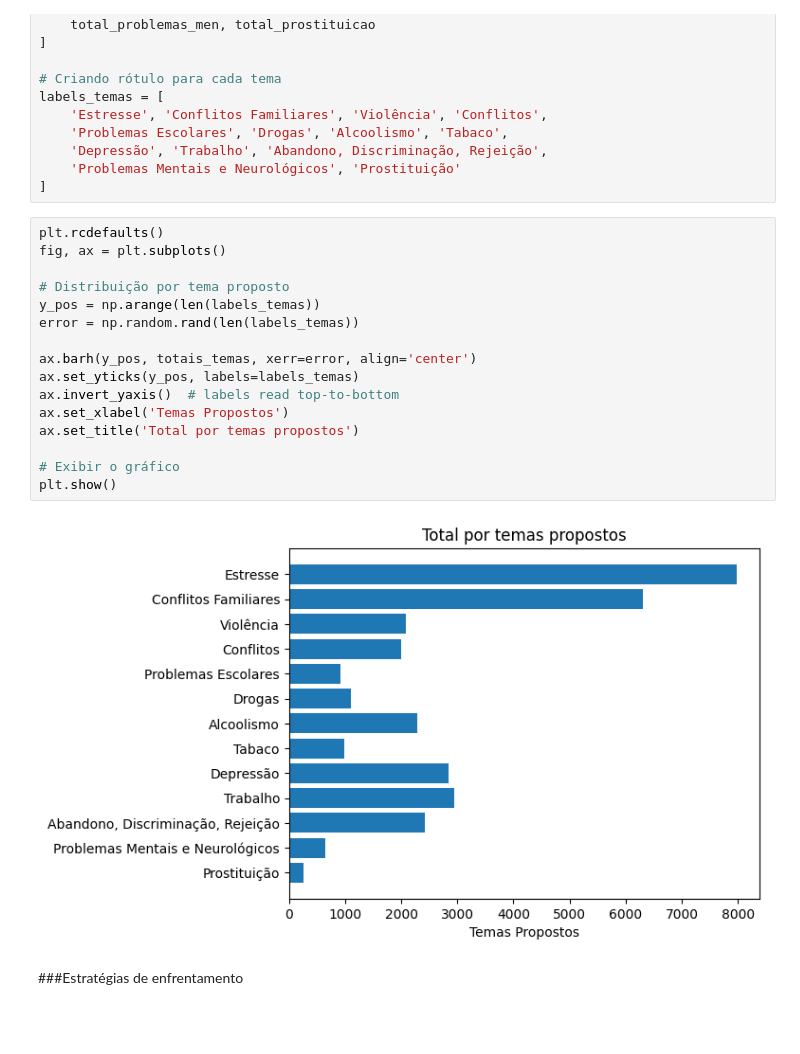
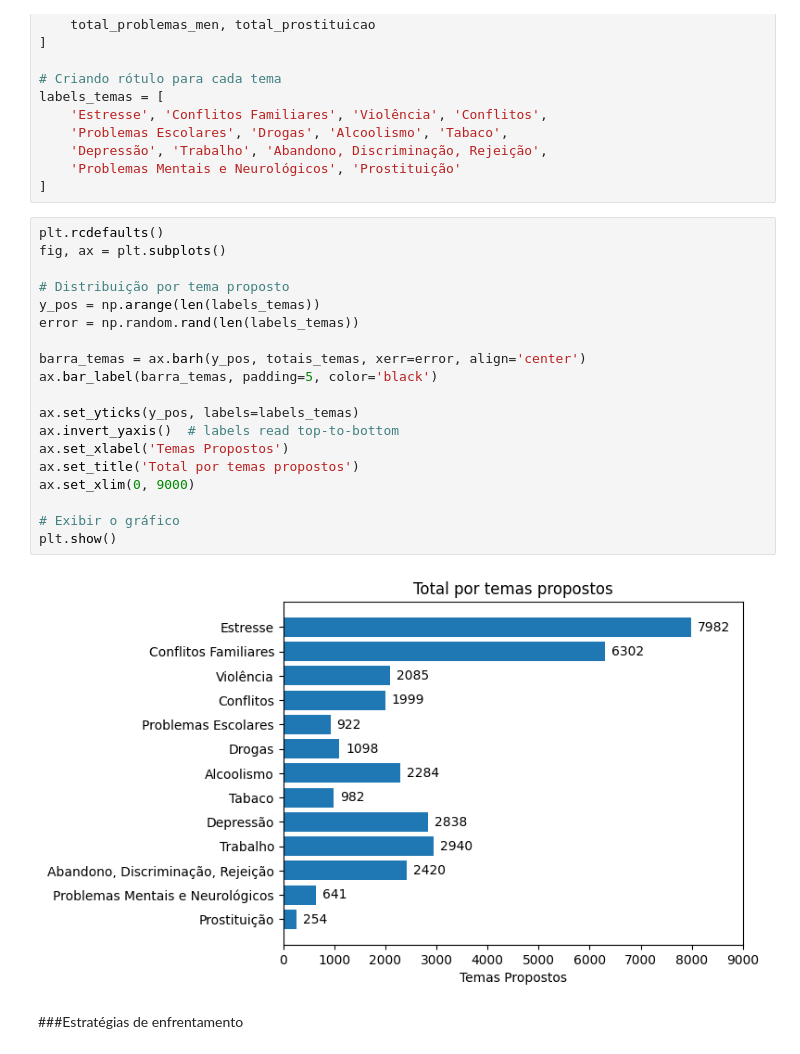
Before and after one commit to rafaeld3castro/tcc2, a Jupyter notebook: src/main/TCC2.ipynb, the cells around one changed output. Saved outputs shown, nothing was run; the diff lists cells and outputs as text; blank space fills up the shorter version.

```diff
--- a/src/main/TCC2.ipynb
+++ b/src/main/TCC2.ipynb
@@ -348,21 +348,24 @@ labels_temas = [
 # %%
 plt.rcdefaults()
 fig, ax = plt.subplots()
 
 # Distribuição por tema proposto
 y_pos = np.arange(len(labels_temas))
 error = np.random.rand(len(labels_temas))
 
-ax.barh(y_pos, totais_temas, xerr=error, align='center')
+barra_temas = ax.barh(y_pos, totais_temas, xerr=error, align='center')
+ax.bar_label(barra_temas, padding=5, color='black')
+
 ax.set_yticks(y_pos, labels=labels_temas)
 ax.invert_yaxis()  # labels read top-to-bottom
 ax.set_xlabel('Temas Propostos')
 ax.set_title('Total por temas propostos')
+ax.set_xlim(0, 9000)
 
 # Exibir o gráfico
 plt.show()
 # %% [output]
-[figure, old version]
+[figure, new version]
 # %% [markdown]
 ###Estratégias de enfrentamento
 # %% [markdown]
```
Also changed, not shown: parts of 17 cells of this notebook, 1 other file.
